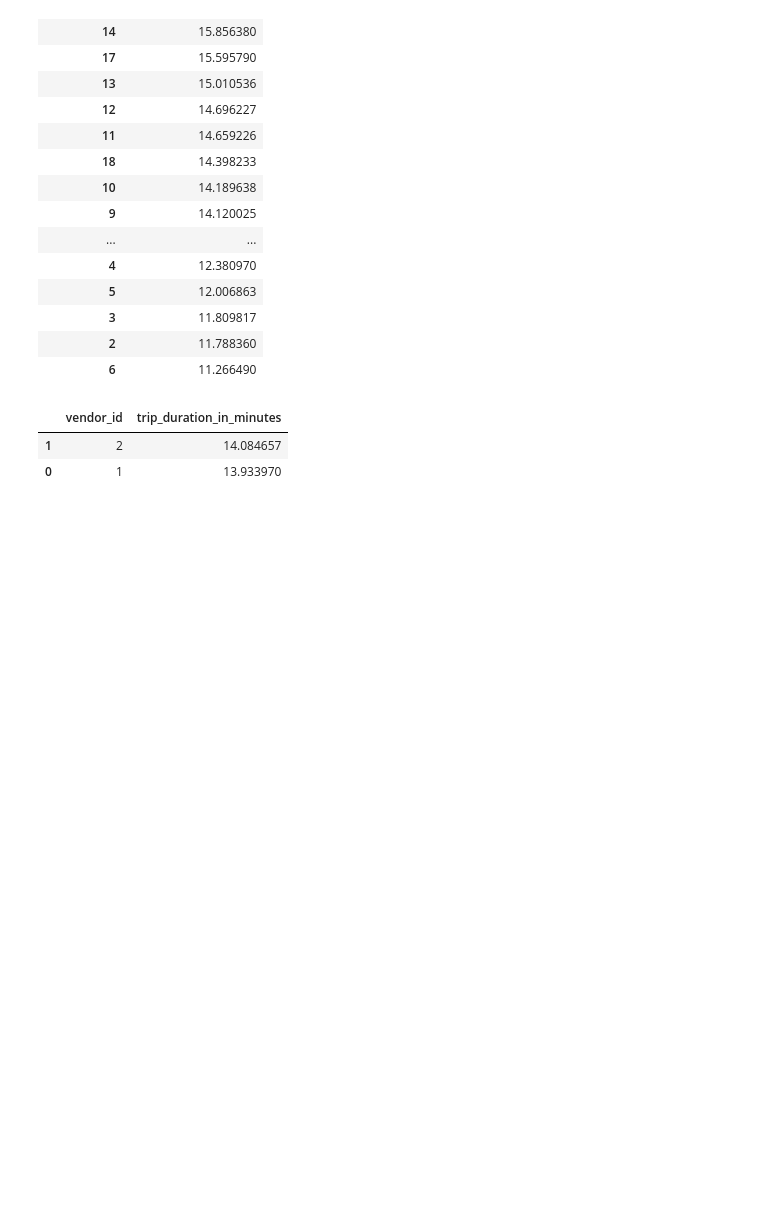
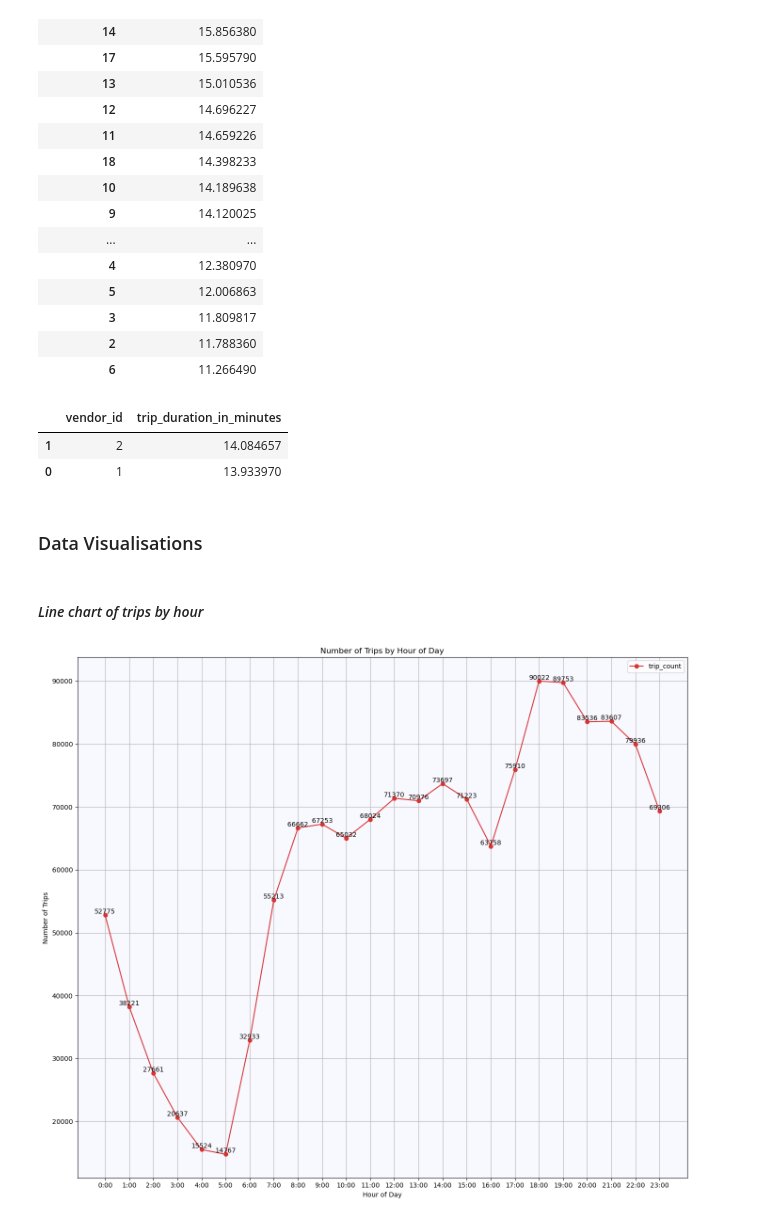
Before and after one commit to huseynaxmedov1999/Hourly-and-Daily-Pattern-Analysis-for-NYC-Taxi-Trips, a Jupyter notebook: Hourly and Daily Pattern Analysis for NYC Taxi Trips.ipynb, the cells around one changed output. Saved outputs shown, nothing was run; the diff lists cells and outputs as text; code cells hidden in the pictures; blank space fills up the shorter version.

Commit message:
Data Visualisations

```diff
--- a/Hourly and Daily Pattern Analysis for NYC Taxi Trips.ipynb
+++ b/Hourly and Daily Pattern Analysis for NYC Taxi Trips.ipynb
@@ -220,3 +218,21 @@ new_df.groupby('vendor_id').agg({'trip_duration_in_minutes': 'mean'}).reset_inde
 |  | vendor_id | trip_duration_in_minutes |
 | 1 | 2 | 14.084657 |
 | 0 | 1 | 13.933970 |
+# %% [markdown]
+### Data Visualisations
+# %% [markdown]
+#### *Line chart of trips by hour*
+# %%
+peek_offpeek_hours.sort_index(ascending= True).plot(kind='line',figsize = (14,12), marker='o', color="#D83434") # Plotting the line graph for number of trips by hour of day
+for x in peek_offpeek_hours.index: # Adding data labels to each point on the line graph
+    plt.text(x, peek_offpeek_hours.loc[x, 'trip_count'], str(peek_offpeek_hours.loc[x, 'trip_count']), ha='center', va='bottom')
+plt.gca().set_facecolor('#F8F8FF') # Setting the background color of the graph to a light shade of gray (hex code #F8F8FF)
+plt.title('Number of Trips by Hour of Day') # Setting the title of the graph to "Number of Trips by Hour of Day"
+plt.xlabel('Hour of Day') # Setting x-axis label to "Hour of Day"
+plt.ylabel('Number of Trips') # Setting y-axis label to "Number of Trips"
+plt.xticks(range(0, 24), [f'{h}:00' for h in range(0, 24)]) # Setting x-axis ticks to show hours in 24-hour format
+plt.tight_layout() # Adjust layout to prevent overlap
+plt.grid() # Adding grid for better readability
+plt.show()
+# %% [output]
+[figure, added]
```
Also changed, not shown: parts of 30 cells of this notebook.
